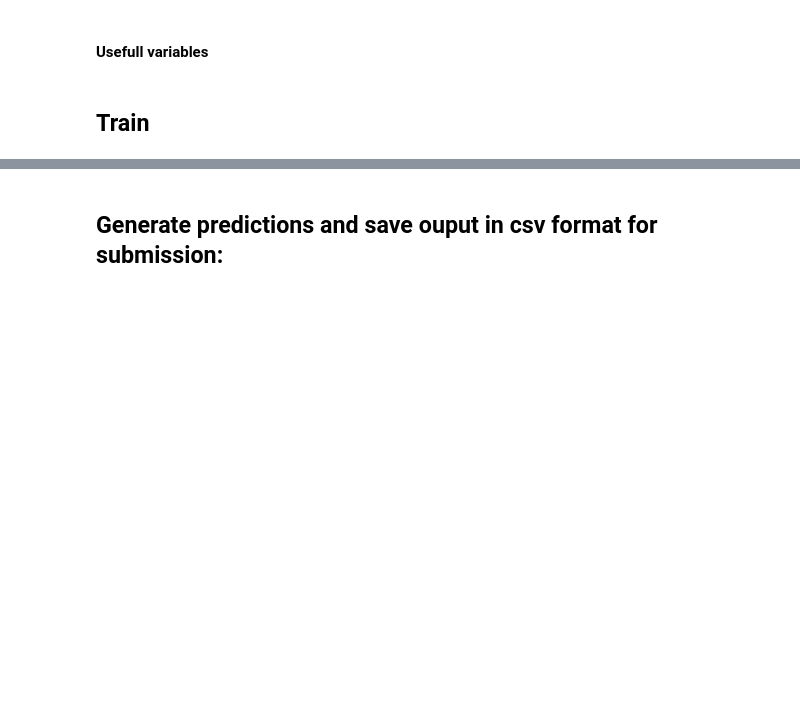
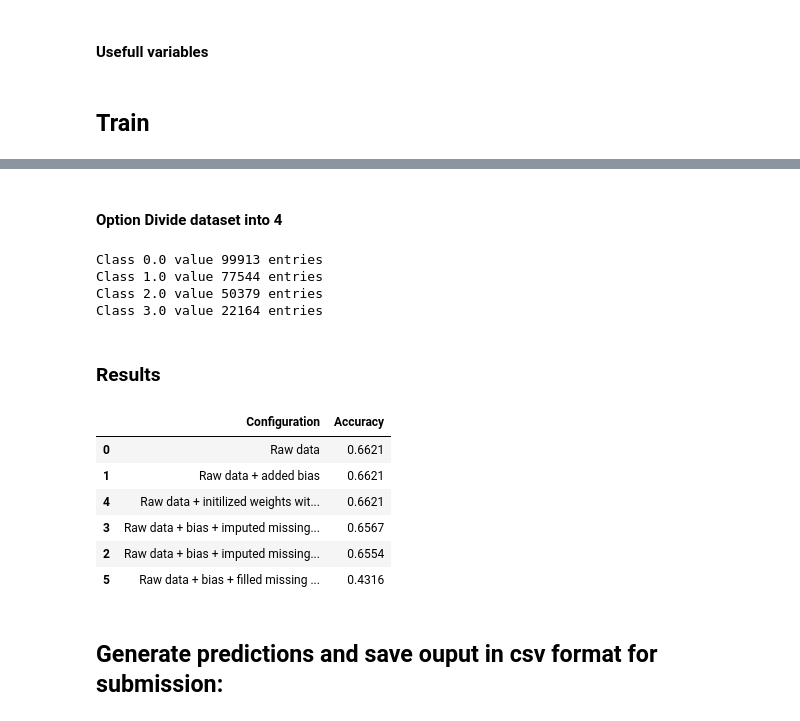
Before and after one commit to oganesManasian/EPFL-Machine-Learning-Higgs-2019, a Jupyter notebook: scripts/project1.ipynb, the cells around one changed output, grey strips where cells are left out. Drawn from its saved outputs; the diff is of its cells as text; code cells hidden in the pictures; blank space fills up the shorter version.

```diff
--- a/scripts/project1.ipynb
+++ b/scripts/project1.ipynb
@@ -245,0 +399,2 @@ print(compute_accuracy(y_te, y_pr))
+# %% [markdown]
+#### Option  Divide dataset into 4
@@ -246,3 +418,24 @@ print(compute_accuracy(y_te, y_pr))
+# %%
+jet_num_uniq = np.unique(tX[:, 22])
+for i, value in enumerate(jet_num_uniq):
+    print(f"Class {value} value {len(tX_jet_num_division[i])} entries")
+# %% [output]
+Class 0.0 value 99913 entries
+Class 1.0 value 77544 entries
+Class 2.0 value 50379 entries
+Class 3.0 value 22164 entries
+# %% [markdown]
+### Results
+# %%
+results.sort_values("Accuracy", ascending=False)
+# %% [output]
+|  | Configuration | Accuracy |
+| 0 | Raw data | 0.6621 |
+| 1 | Raw data + added bias | 0.6621 |
+| 4 | Raw data + initilized weights wit... | 0.6621 |
+| 3 | Raw data + bias + imputed missing... | 0.6567 |
+| 2 | Raw data + bias + imputed missing... | 0.6554 |
+| 5 | Raw data + bias + filled missing ... | 0.4316 |
 # %% [markdown]
 ## Generate predictions and save ouput in csv format for submission:
 # %%
```
Also changed, not shown: parts of 77 cells of this notebook, 2 other files.
